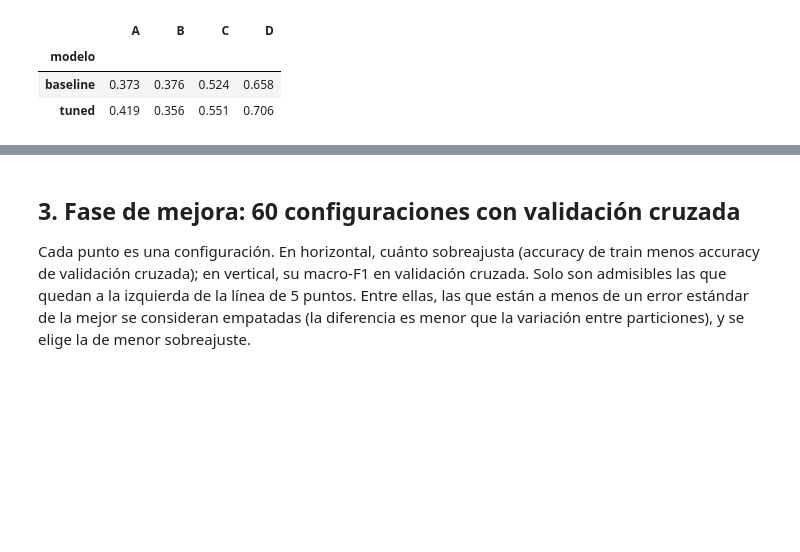
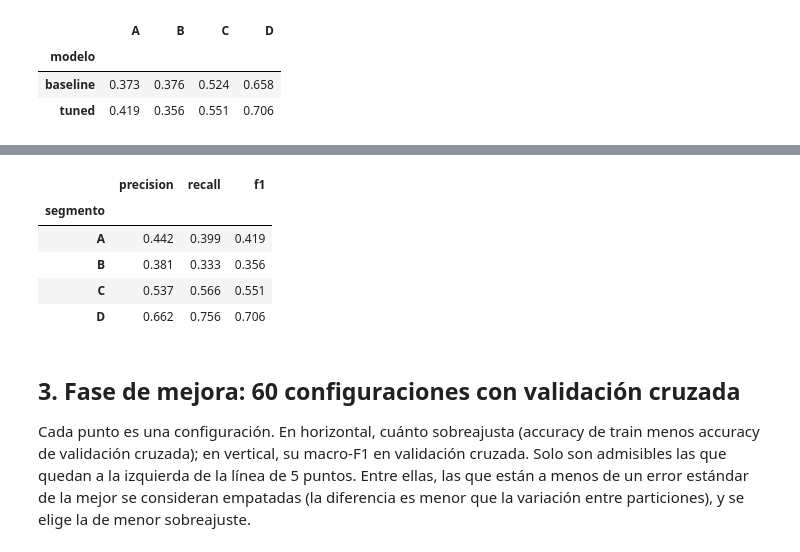
Before and after one commit to IA-P1-BCN/customer-segmentation-multiclass, a Jupyter notebook: 03_model_random_forest.ipynb, the cells around one changed output, grey strips where cells are left out. Drawn from its saved outputs; the diff is of its cells as text; code cells hidden in the pictures; blank space fills up the shorter version.

```diff
--- a/03_model_random_forest.ipynb
+++ b/03_model_random_forest.ipynb
@@ -129,3 +137,18 @@ per_class.round(3)
+# %%
+note = final[(final["modelo"] == "tuned") & (final["partition"] == "val_15")]["notes"].iloc[0]
+pr = pd.DataFrame(
+    [m.groups() for m in __import__("re").finditer(r"([ABCD]) P=([\d.]+) R=([\d.]+) F1=([\d.]+)", note)],
+    columns=["segmento", "precision", "recall", "f1"],
+).set_index("segmento").astype(float)
+assert list(pr.index) == list(CLASSES)
+pr
+# %% [output]
+|  | precision | recall | f1 |
+| segmento |  |  |  |
+| A | 0.442 | 0.399 | 0.419 |
+| B | 0.381 | 0.333 | 0.356 |
+| C | 0.537 | 0.566 | 0.551 |
+| D | 0.662 | 0.756 | 0.706 |
 # %% [markdown]
 ## 3. Fase de mejora: 60 configuraciones con validación cruzada
 
```
Also changed, not shown: parts of 7 cells of this notebook, 2 other files.
